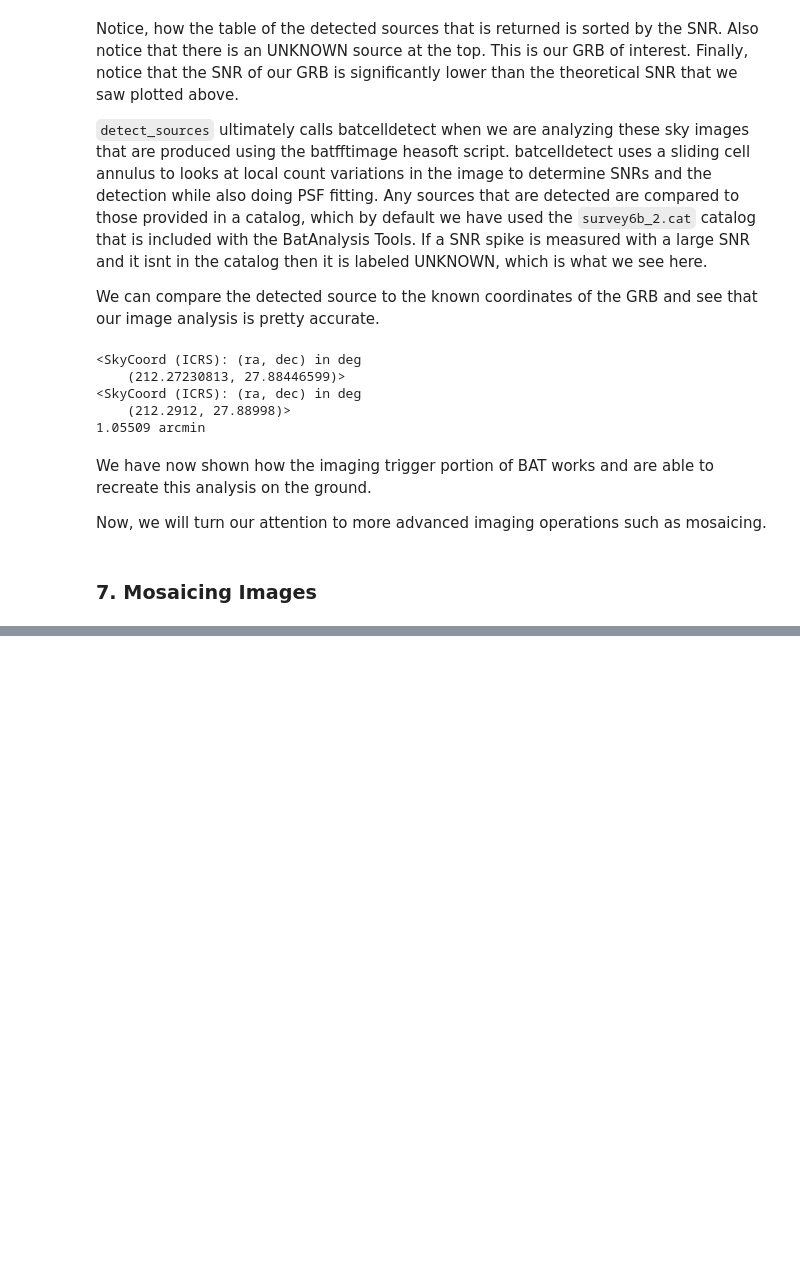
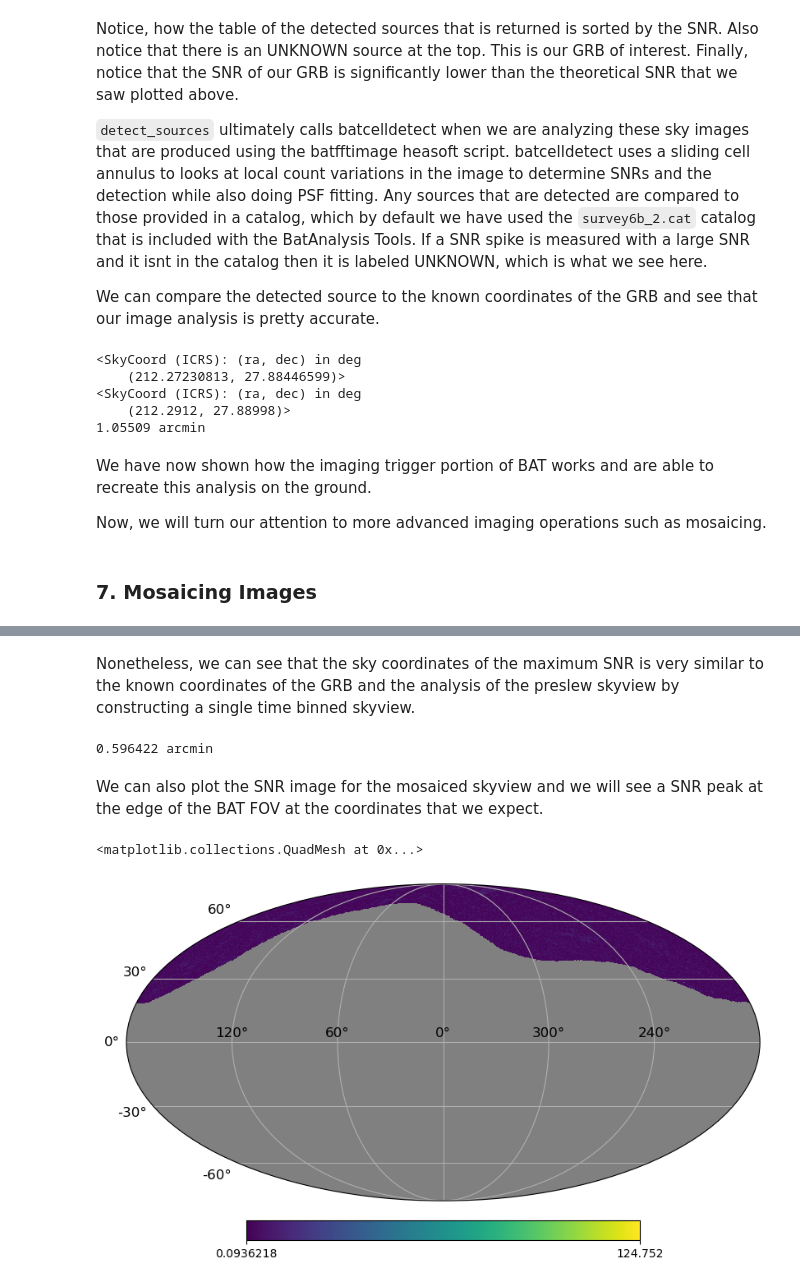
Before and after one commit to parsotat/BatAnalysis, a Jupyter notebook: notebooks/Example_TTE_imaging_data_analysis.ipynb, the cells around one changed output, grey strips where cells are left out. Drawn from its saved outputs; the diff is of its cells as text; code cells hidden in the pictures; blank space fills up the shorter version.

Commit message:
Completed the mosaicing analysis section of the jupyter notebook.

```diff
--- a/notebooks/Example_TTE_imaging_data_analysis.ipynb
+++ b/notebooks/Example_TTE_imaging_data_analysis.ipynb
@@ -408,0 +415,3 @@ Here, we will show how we can mosaic images easily and detect sources in those i
+# %%
+preslew_times=np.arange(preslew_dpi.tbins["TIME_START"][0].value, preslew_dpi.tbins["TIME_STOP"][0].value+1)*u.s
+print(preslew_times)
@@ -408,0 +422,2 @@ Here, we will show how we can mosaic images easily and detect sources in those i
+# %%
+preslew_skyviews=event.create_skyview(timebins=preslew_times, energybins=preslew_energybins)
@@ -408,0 +434,5 @@ Here, we will show how we can mosaic images easily and detect sources in those i
+# %%
+for i in preslew_skyviews:
+    i.healpix_nside = 512
+    i.projection = "healpix"
+    i.healpix_coordsys = "galactic"
@@ -408,0 +441,6 @@ Here, we will show how we can mosaic images easily and detect sources in those i
+# %%
+for i,count in zip(preslew_skyviews, range(len(preslew_skyviews))):
+    if count==0:
+        mosaic_skyview = i
+    else:
+        mosaic_skyview += i
@@ -408,0 +475,14 @@ Here, we will show how we can mosaic images easily and detect sources in those i
+# %% [markdown]
+Nonetheless, we can see that the sky coordinates of the maximum SNR is very similar to the known coordinates of the GRB and the analysis of the preslew skyview by constructing a single time binned skyview.
+# %%
+mosaic_detected_coords=mosaic_detected_sources[0]["SNR_skycoord"]
+print(mosaic_detected_coords.separation(orig_coords).to(u.arcmin))
+# %% [output]
+0.596422 arcmin
+# %% [markdown]
+We can also plot the SNR image for the mosaiced skyview and we will see a SNR peak at the edge of the BAT FOV at the coordinates that we expect.
+# %%
+mosaic_skyview.snr_img.plot(coordsys="icrs")
+# %% [output]
+<matplotlib.collections.QuadMesh at 0x...>
+[figure, added]
```
Also changed, not shown: parts of 8 cells of this notebook.
